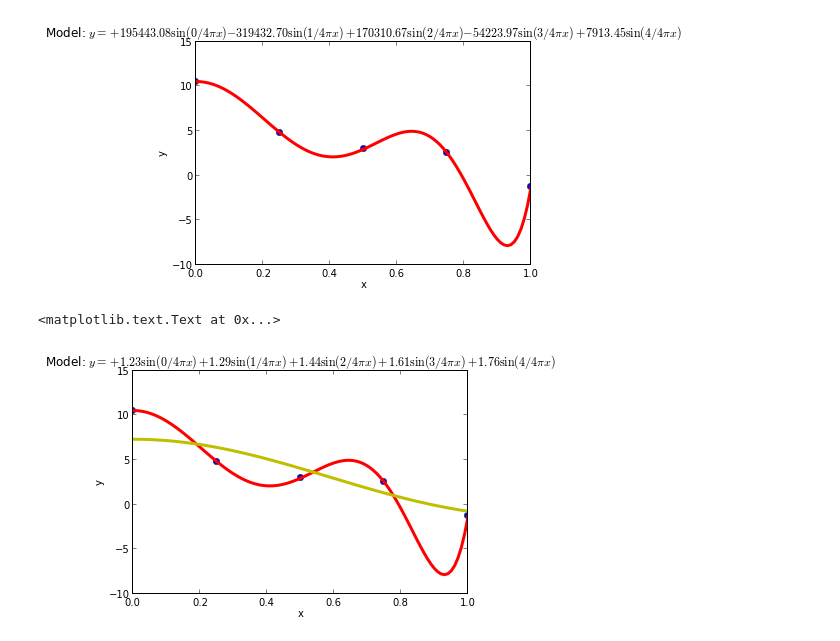
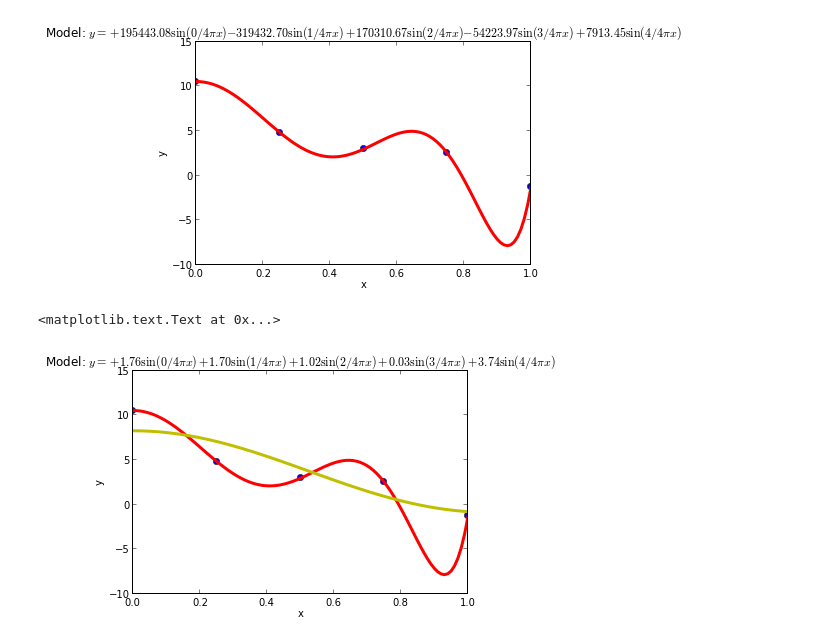
Before and after one commit to AlexanderFabisch/ml_tutorials, a Jupyter notebook: 01_linear_regression.ipynb, the cells around one changed output. Saved outputs shown, nothing was run; the diff lists cells and outputs as text; code cells hidden in the pictures.

```diff
--- a/01_linear_regression.ipynb
+++ b/01_linear_regression.ipynb
@@ -192,10 +192,10 @@ $$\hat{\boldsymbol{w}} = (\boldsymbol{X}^T\boldsymbol{X})^{-1}\boldsymbol{X}^T\b
 # %%
 def normal_equations(X, y):
     #w = linalg.inv(X.T.dot(X)).dot(X.T).dot(y)
+    # ... or we can use the Moore-Penrose pseudoinverse (is usually more likely to be numerically stable)
+    #w = linalg.pinv(X).dot(y)
     # ... or we use the solver
-    #w = linalg.lstsq(X.T.dot(X), X.T.dot(y))[0]
-    # ... or we can use the Moore-Penrose pseudoinverse
-    w = linalg.pinv(X).dot(y)
+    w = linalg.lstsq(X, y)[0]
     return w
 
 # Add bias to each row/instance:
@@ -370,7 +393,7 @@ Tikhonov Regularization
 # %%
 def tikhonov(X, y, gamma):
     Gamma = numpy.eye(X.shape[1]) * gamma
-    w = linalg.inv(X.T.dot(X) + Gamma.T.dot(Gamma)).dot(X.T).dot(y)
+    w = linalg.pinv(X.T.dot(X) + Gamma.T.dot(Gamma)).dot(X.T).dot(y)
     return w
 
 results = [(tikhonov(X_bias, y, gamma=gamma), gamma) for gamma in [0.0, 0.1, 0.5, 1.0, 5.0]]
@@ -413,14 +436,14 @@ title("Model: $y = " + build_sinusoidal(n_degree, w_sin) + "$")
 <matplotlib.text.Text at 0x...>
 [figure]
 # %%
-w_sin_regularized = tikhonov(X_sinusoidal, y, gamma=1.0)
+w_sin_regularized = tikhonov(X_sinusoidal, y, gamma=0.1)
 plot(X_bias[:, 0], y, "o")
 #plot(X_bias[:, 0], X_bias.dot(w), "-", linewidth=3) # Uncomment to compare with linear approximation
 plot(X_test_bias[:, 0], X_test_sinusoidal.dot(w_sin), "-", linewidth=3, color="r")
 plot(X_test_bias[:, 0], X_test_sinusoidal.dot(w_sin_regularized), "-", linewidth=3, color="y")
 xlabel("x")
 ylabel("y")
 title("Model: $y = " + build_sinusoidal(n_degree, w_sin_regularized) + "$")
 # %% [output]
 <matplotlib.text.Text at 0x...>
-[figure, old version]
+[figure, new version]
```
Also changed, not shown: parts of 10 cells of this notebook, 1 other file.
